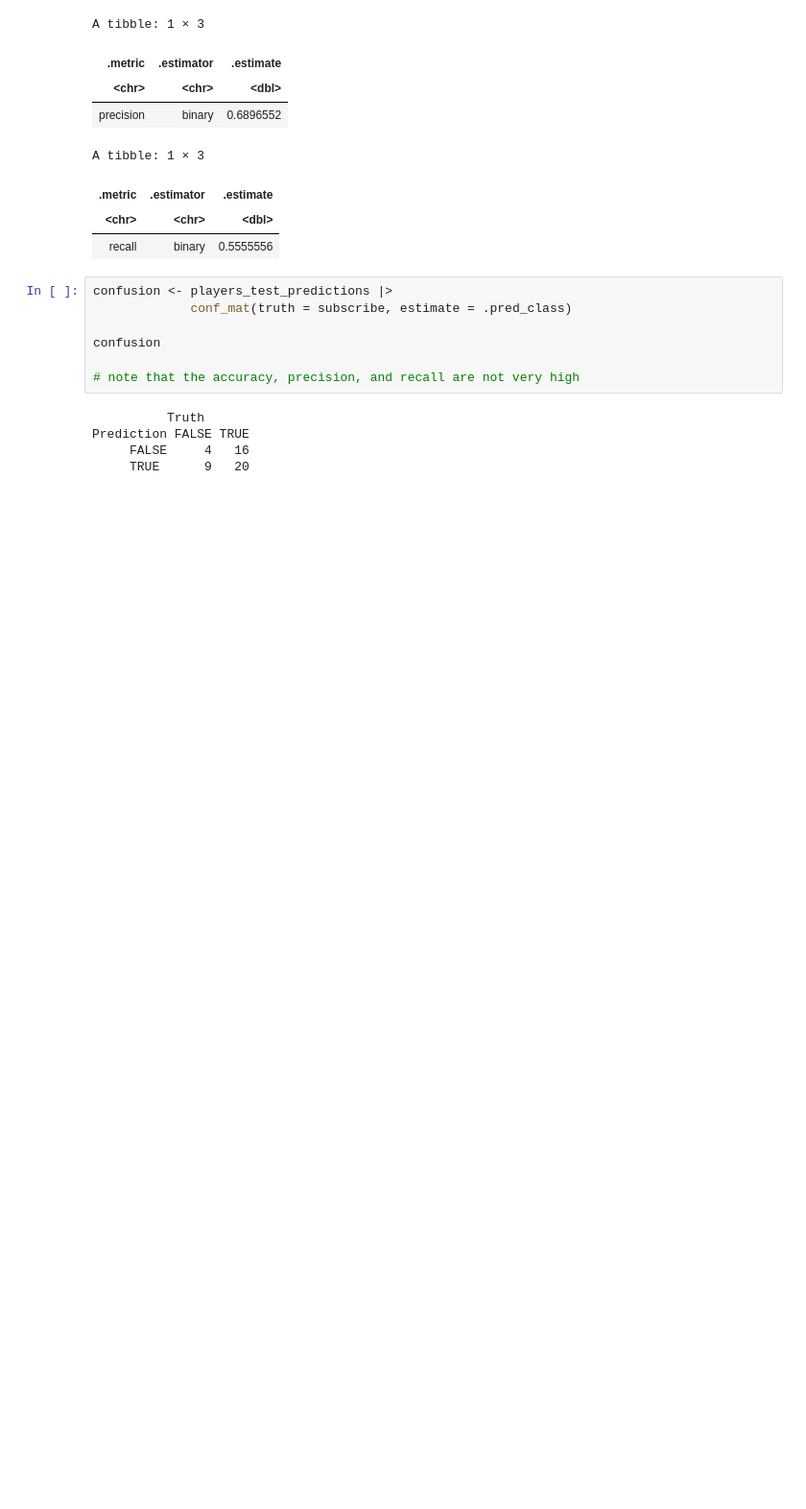
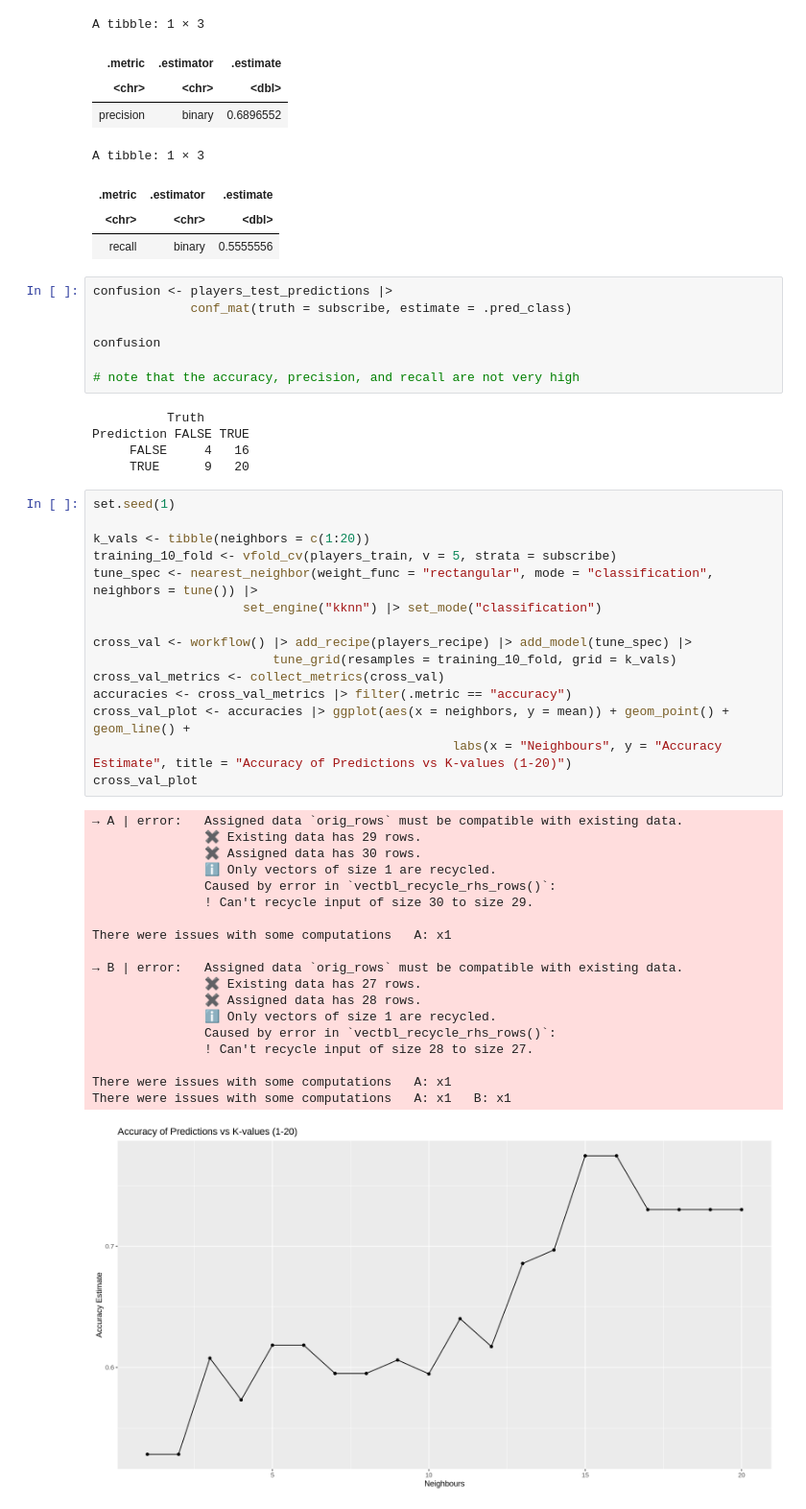
Before and after one commit to annhuynhh/dsci_group_final_project, a Jupyter notebook: wrangling1.ipynb, the cells around one changed output. Shown at 96% size. Drawn from its saved outputs; the diff is of its cells as text; blank space fills up the shorter version.

Commit message:
added tuning for best k-value
performed 5-fold cross-validation with k-values from 1-20 and plotted the accuracy against the k-values

```diff
--- a/wrangling1.ipynb
+++ b/wrangling1.ipynb
@@ -180,3 +198,38 @@ confusion
 Prediction FALSE TRUE
      FALSE     4   16
      TRUE      9   20
+# %%
+set.seed(1)
+
+k_vals <- tibble(neighbors = c(1:20))
+training_10_fold <- vfold_cv(players_train, v = 5, strata = subscribe)
+tune_spec <- nearest_neighbor(weight_func = "rectangular", mode = "classification", neighbors = tune()) |>
+                    set_engine("kknn") |> set_mode("classification")
+
+cross_val <- workflow() |> add_recipe(players_recipe) |> add_model(tune_spec) |>
+                        tune_grid(resamples = training_10_fold, grid = k_vals)
+cross_val_metrics <- collect_metrics(cross_val)
+accuracies <- cross_val_metrics |> filter(.metric == "accuracy")
+cross_val_plot <- accuracies |> ggplot(aes(x = neighbors, y = mean)) + geom_point() + geom_line() +
+                                                labs(x = "Neighbours", y = "Accuracy Estimate", title = "Accuracy of Predictions vs K-values (1-20)")
+cross_val_plot
+# %% [output]
+→ A | error:   Assigned data `orig_rows` must be compatible with existing data.
+               ✖ Existing data has 29 rows.
+               ✖ Assigned data has 30 rows.
+               ℹ Only vectors of size 1 are recycled.
+               Caused by error in `vectbl_recycle_rhs_rows()`:
+               ! Can't recycle input of size 30 to size 29.
+
+There were issues with some computations   A: x1
+
+→ B | error:   Assigned data `orig_rows` must be compatible with existing data.
+               ✖ Existing data has 27 rows.
+               ✖ Assigned data has 28 rows.
+               ℹ Only vectors of size 1 are recycled.
+               Caused by error in `vectbl_recycle_rhs_rows()`:
+               ! Can't recycle input of size 28 to size 27.
+
+There were issues with some computations   A: x1
+There were issues with some computations   A: x1   B: x1
+[figure, added]
```
Also changed, not shown: parts of 2 cells of this notebook.
